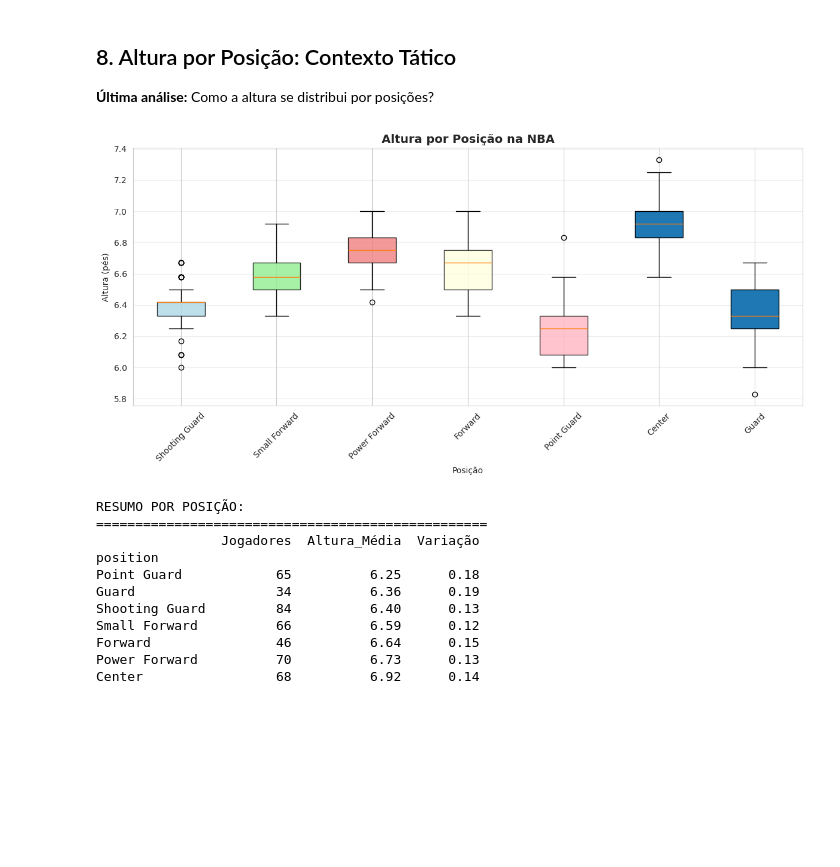
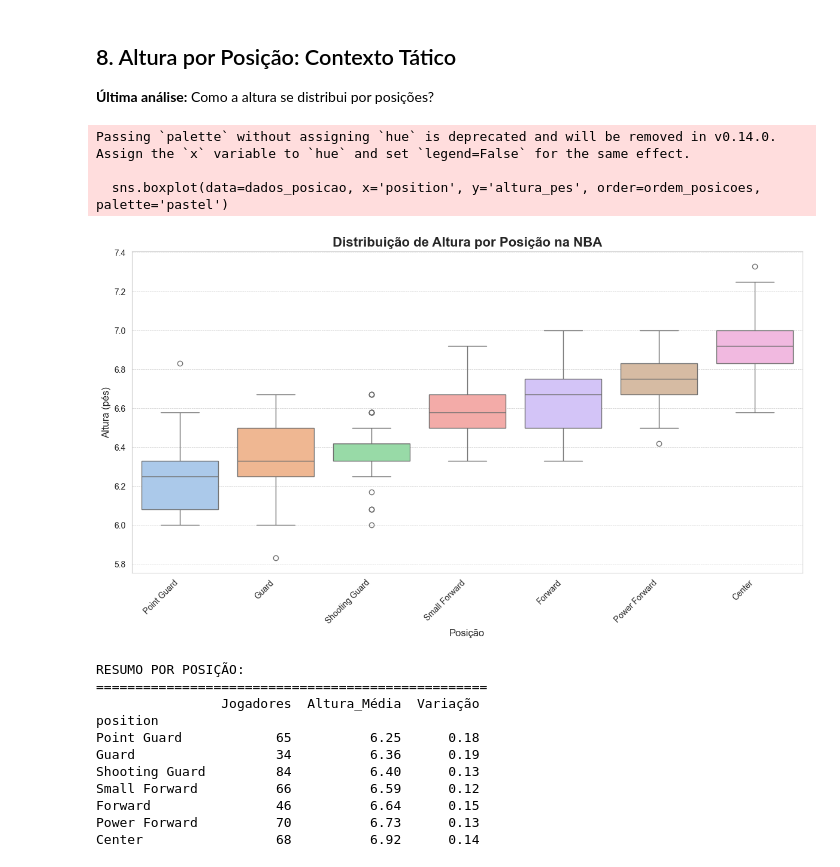
Before and after one commit to nise1301/NBA_stats, a Jupyter notebook: NBA_EDA.ipynb, the cells around one changed output. Drawn from its saved outputs; the diff is of its cells as text; code cells hidden in the pictures; blank space fills up the shorter version.

```diff
--- a/NBA_EDA.ipynb
+++ b/NBA_EDA.ipynb
@@ -116,8 +104,23 @@ def converter_salario(salary_str):
 # %%
 # Preparar dados
+# 1. Separar altura e peso
 df[['altura_raw', 'peso_raw']] = df['htwt'].str.split(', ', expand=True)
-df['altura_pes'] = df['altura_raw'].apply(converter_altura)
-df['salary_num'] = df['salary'].apply(converter_salario)
+print("DataFrame após separar altura e peso:")
+display(df[['htwt', 'altura_raw', 'peso_raw']].head())
+
+# 2. Limpar e converter altura
+# Separa pés e polegadas em colunas diferentes
+altura_parts = df['altura_raw'].str.split("'", expand=True)
+# Converte para número, tratando erros (valores não numéricos viram NaN)
+pes = pd.to_numeric(altura_parts[0], errors='coerce')
+polegadas = pd.to_numeric(altura_parts[1].str.replace('"', ''), errors='coerce')
+# Calcula a altura final em pés decimais
+df['altura_pes'] = round(pes + polegadas / 12, 2)
+
+# 3. Limpar e converter salário
+# Remove '$' e ',' e converte para número, tratando erros
+df['salary_num'] = pd.to_numeric(df['salary'].str.replace('$', '').str.replace(',', ''), errors='coerce')
+
 
 # Filtrar dados válidos (1 registro por jogador)
 dados = df.dropna(subset=['altura_pes', 'salary_num']).drop_duplicates(subset=['name'], keep='last')
@@ -347,27 +415,26 @@ Vamos verificar se é isso mesmo.
 # %%
 # Boxplot por posição
 dados_posicao = dados.dropna(subset=['altura_pes', 'position'])
 
-plt.figure(figsize=(12, 6))
-bp = plt.boxplot([dados_posicao[dados_posicao['position'] == pos]['altura_pes']
-                  for pos in dados_posicao['position'].unique()],
-                 labels=dados_posicao['position'].unique(),
-                 patch_artist=True)
+plt.figure(figsize=(12, 7))
 
-# Cores por posição
-cores_posicao = ['lightblue', 'lightgreen', 'lightcoral', 'lightyellow', 'lightpink']
-for patch, cor in zip(bp['boxes'], cores_posicao[:len(bp['boxes'])]):
-    patch.set_facecolor(cor)
-    patch.set_alpha(0.8)
+# Para um gráfico mais claro, vamos ordenar as posições pela altura média
+ordem_posicoes = dados_posicao.groupby('position')['altura_pes'].mean().sort_values().index
 
-plt.xlabel('Posição')
-plt.ylabel('Altura (pés)')
-plt.title('Altura por Posição na NBA', fontsize=14, fontweight='bold')
-plt.xticks(rotation=45)
-plt.grid(True, alpha=0.3, axis='y')
+# Usar Seaborn para criar o boxplot diretamente (código mais simples)
+sns.boxplot(data=dados_posicao, x='position', y='altura_pes', order=ordem_posicoes, palette='pastel')
+
+plt.xlabel('Posição', fontsize=12)
+plt.ylabel('Altura (pés)', fontsize=12)
+plt.title('Distribuição de Altura por Posição na NBA', fontsize=16, fontweight='bold')
+plt.xticks(rotation=45, ha='right')
+plt.grid(True, which='major', axis='y', linestyle='--', linewidth=0.5)
 plt.tight_layout()
 plt.show()
 # %% [output]
+Passing `palette` without assigning `hue` is deprecated and will be removed in v0.14.0. Assign the `x` variable to `hue` and set `legend=False` for the same effect.
+
+  sns.boxplot(data=dados_posicao, x='position', y='altura_pes', order=ordem_posicoes, palette='pastel')
-[figure, old version]
+[figure, new version]
 # %%
 # Resumo estatístico por posição
```
Also changed, not shown: parts of 22 cells of this notebook.
